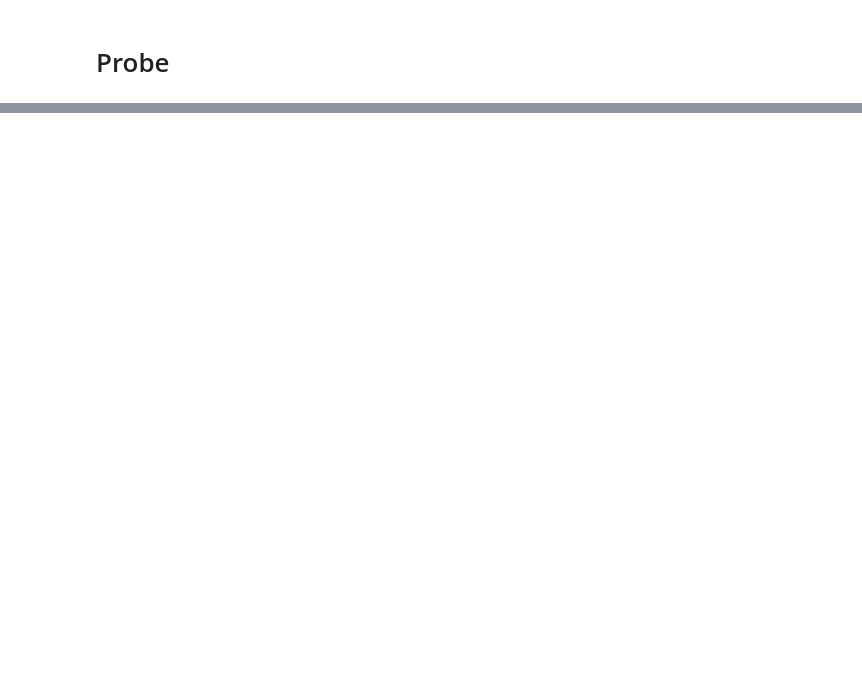
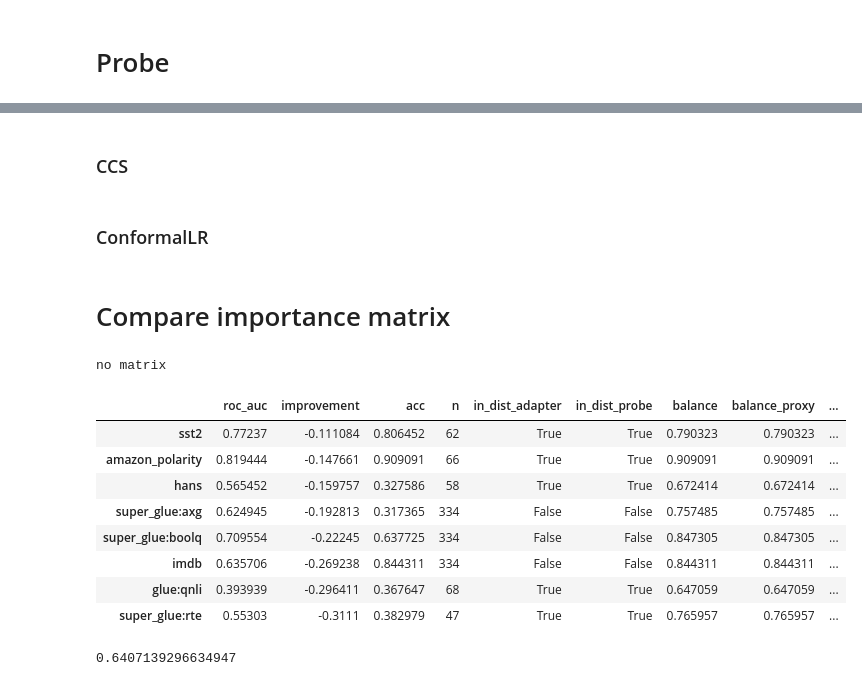
Before and after one commit to wassname/LoRA_are_lie_detectors, a Jupyter notebook: notebooks/102_dev_importance.ipynb, the cells around one changed output, grey strips where cells are left out. Cells and saved outputs as stored; diff of their text form; code cells hidden in the pictures; blank space fills up the shorter version.

```diff
--- a/notebooks/102_dev_importance.ipynb
+++ b/notebooks/102_dev_importance.ipynb
@@ -130,0 +305,2 @@ insample_datasets = list(set(ds_val['ds_string_base']))
+# %% [markdown]
+### CCS
@@ -130,0 +324,2 @@ insample_datasets = list(set(ds_val['ds_string_base']))
+# %% [markdown]
+### ConformalLR
@@ -130,0 +341,2 @@ insample_datasets = list(set(ds_val['ds_string_base']))
+# %% [markdown]
+# Compare importance matrix
@@ -131,6 +369,25 @@ insample_datasets = list(set(ds_val['ds_string_base']))
 # %%
-evaluator = PlainTruthEval(ds_trainval=ds_val, ds_test=ds_oos, importance_matrix=importance_matrix)
+print('no matrix')
+evaluator = PlainTruthEval(ds_trainval=ds_val, ds_test=ds_oos,
+                        #    importance_matrix=importance_matrix
+                           )
 model = TorchLogisticRegression(random_state=42,
-                                max_iter=100,
+                                penalty='elasticnet',
+                                solver='saga',
+                                l1_ratio=0.5,
                                  class_weight='balanced',)
-evaluator.eval(model)
+df_res = evaluator.eval(model)
+insample_datasets = list(set(ds_val['ds_string_base']))
+df_res_ana = analyze_dfres(df_res, insample_datasets, insample_datasets)
+# %% [output]
+no matrix
+|  | roc_auc | improvement | acc | n | in_dist_adapter | in_dist_probe | balance | balance_proxy | ... |
+| sst2 | 0.77237 | -0.111084 | 0.806452 | 62 | True | True | 0.790323 | 0.790323 | ... |
+| amazon_polarity | 0.819444 | -0.147661 | 0.909091 | 66 | True | True | 0.909091 | 0.909091 | ... |
+| hans | 0.565452 | -0.159757 | 0.327586 | 58 | True | True | 0.672414 | 0.672414 | ... |
+| super_glue:axg | 0.624945 | -0.192813 | 0.317365 | 334 | False | False | 0.757485 | 0.757485 | ... |
+| super_glue:boolq | 0.709554 | -0.22245 | 0.637725 | 334 | False | False | 0.847305 | 0.847305 | ... |
+| imdb | 0.635706 | -0.269238 | 0.844311 | 334 | False | False | 0.844311 | 0.844311 | ... |
+| glue:qnli | 0.393939 | -0.296411 | 0.367647 | 68 | True | True | 0.647059 | 0.647059 | ... |
+| super_glue:rte | 0.55303 | -0.3111 | 0.382979 | 47 | True | True | 0.765957 | 0.765957 | ... |
+0.6407139296634947
```
Also changed, not shown: parts of 28 cells of this notebook, 24 other files.
